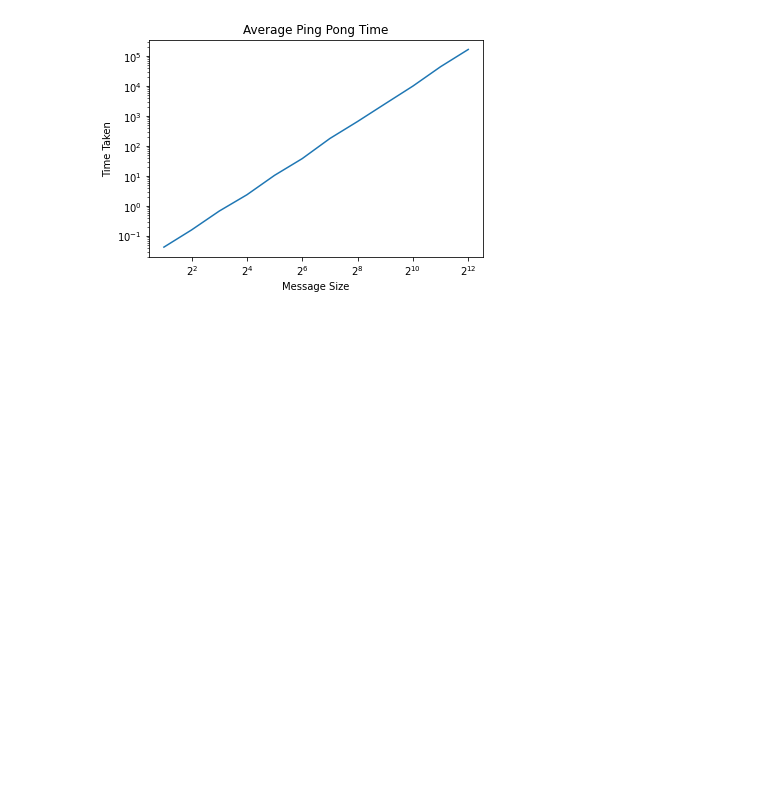
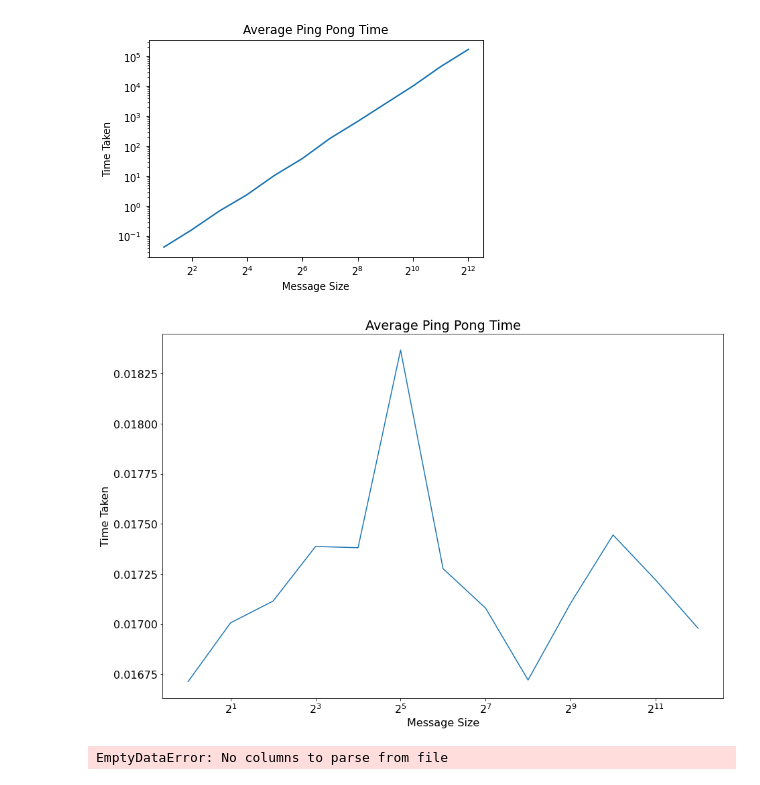
Before and after one commit to cmse822/project-3-mpi-p2p-team-4, a Jupyter notebook: visualization.ipynb, the cells around one changed output. Drawn from its saved outputs; the diff is of its cells as text; code cells hidden in the pictures; blank space fills up the shorter version.

Commit message:
Pushing additional data and echo in batch file

```diff
--- a/visualization.ipynb
+++ b/visualization.ipynb
@@ -27,3 +27,66 @@ plt.ylabel('Time Taken')
 plt.show()
 # %% [output]
 [figure]
+# %%
+# Data Collection
+header = ['Processors', 'Message Size', 'Time Taken']
+data = pd.read_csv('ping_pong_blocking.csv', header=0)
+data.columns = header
+
+# Sorting &  Labeling
+dataSorted = data.sort_values(by='Message Size')
+processors = dataSorted['Processors']
+uniqueMessageSizes = dataSorted['Message Size'].unique()
+
+# Uncomment to only include Message Sizes up to 4096 Bytes
+# dataSorted = dataSorted[dataSorted['Message Size'] <= 4096]
+# processors = dataSorted['Processors']
+# uniqueMessageSizes = dataSorted['Message Size'].unique()
+
+# For Each Message Size, Get The Average Time
+avgTimeData = np.array([np.mean(dataSorted[dataSorted['Message Size'] == aMessageSize]['Time Taken']) for aMessageSize in uniqueMessageSizes])
+iterations = 100
+avgCommunicationTime = avgTimeData / iterations
+
+# Visualization
+plt.rcParams.update({'font.size': 16})
+plt.figure(figsize=(15,10))
+plt.plot(uniqueMessageSizes[:13], avgCommunicationTime[:13])
+plt.xscale('log', base=2)
+# plt.yscale('log')
+plt.title('Average Ping Pong Time')
+plt.xlabel('Message Size')
+plt.ylabel('Time Taken')
+plt.show()
+# %% [output]
+[figure, added]
+# %%
+# Data Collection
+header = ['Processors', 'Message Size', 'Time Taken']
+data = pd.read_csv('ping_pong_nonblocking.csv', header=0)
+data.columns = header
+
+# Sorting &  Labeling
+dataSorted = data.sort_values(by='Message Size')
+# dataLimitDataSize = dataSorted[dataSorted['Message Size'] <= 4096]
+processors = dataSorted['Processors']
+uniqueMessageSizes = dataSorted['Message Size'].unique()
+# messageSizeLimitDataSize = dataLimitDataSize['Message Size'].unique()
+
+# For Each Message Size, Get The Average Time
+avgTimeData = np.array([np.mean(dataSorted[dataSorted['Message Size'] == aMessageSize]['Time Taken']) for aMessageSize in uniqueMessageSizes])
+iterations = 100
+avgCommunicationTime = avgTimeData / iterations
+
+# Visualization
+plt.rcParams.update({'font.size': 16})
+plt.figure(figsize=(15,10))
+plt.plot(uniqueMessageSizes, avgCommunicationTime)
+plt.xscale('log', base=2)
+plt.yscale('log')
+plt.title('Average Ping Pong Time')
+plt.xlabel('Message Size')
+plt.ylabel('Time Taken')
+plt.show()
+# %% [output]
+EmptyDataError: No columns to parse from file
```
Also changed, not shown: 2 other files.
